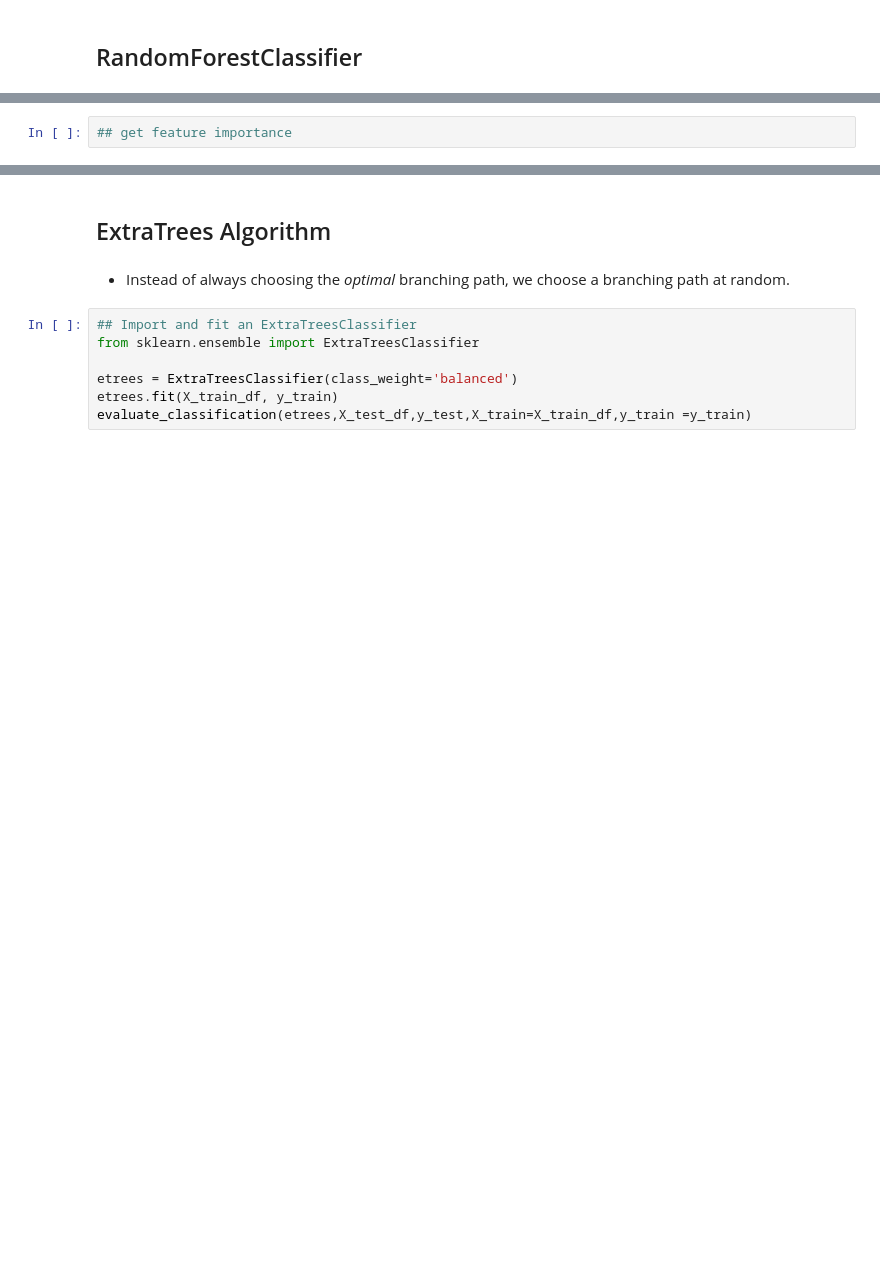
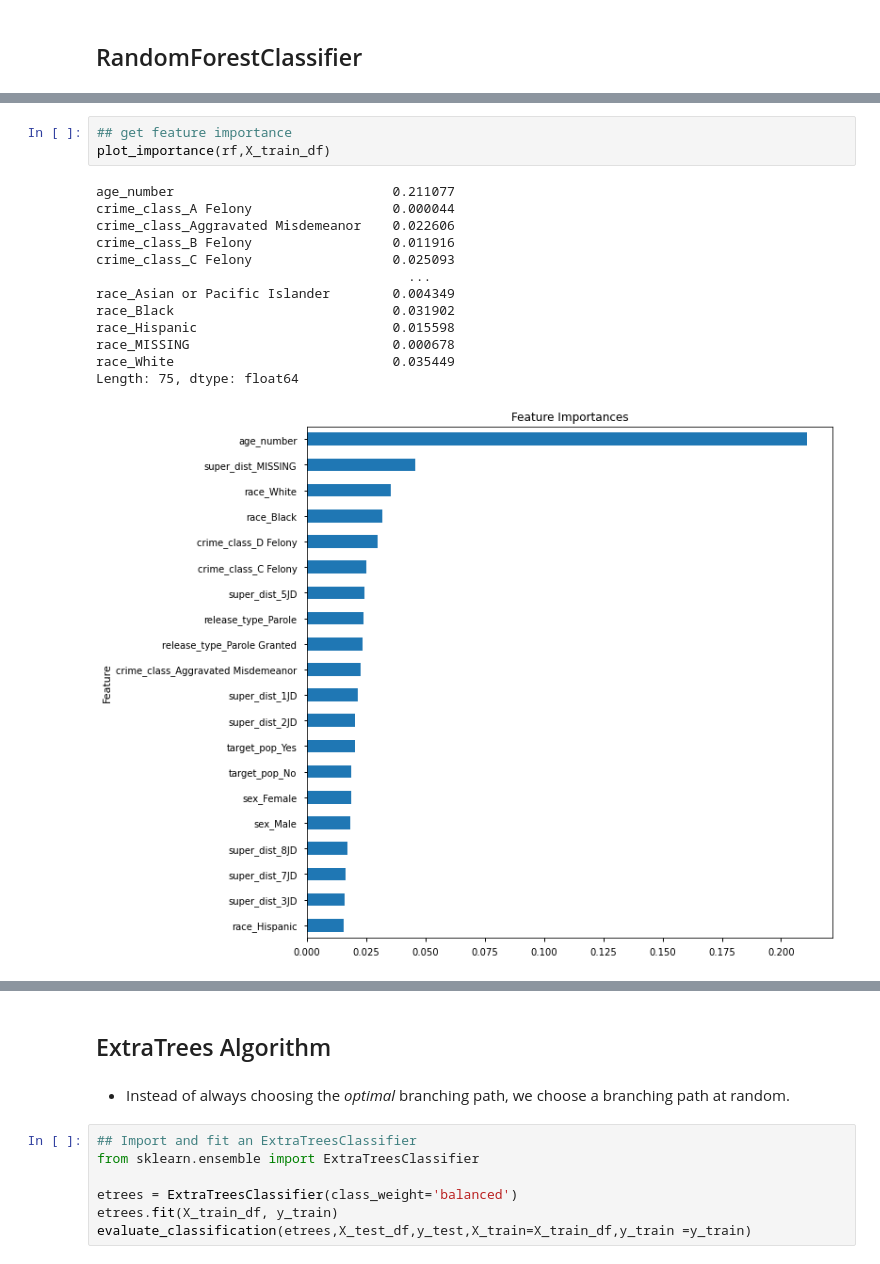
Before and after one commit to flatiron-school/Online-DS-FT-022221-Cohort-Notes, a Jupyter notebook: Phase_3/topic_30_ensemble_methods/topic_30_ensemble_methods-SG.ipynb, the cells around one changed output, grey strips where cells are left out. Cells and saved outputs as stored; diff of their text form; blank space fills up the shorter version.

```diff
--- a/Phase_3/topic_30_ensemble_methods/topic_30_ensemble_methods-SG.ipynb
+++ b/Phase_3/topic_30_ensemble_methods/topic_30_ensemble_methods-SG.ipynb
@@ -537,5 +929,20 @@ evaluate_classification(rf,X_test_df,y_test,X_train=X_train_df,y_train =y_train)
 # %%
 ## get feature importance
+plot_importance(rf,X_train_df)
+# %% [output]
+age_number                            0.211077
+crime_class_A Felony                  0.000044
+crime_class_Aggravated Misdemeanor    0.022606
+crime_class_B Felony                  0.011916
+crime_class_C Felony                  0.025093
+                                        ...
+race_Asian or Pacific Islander        0.004349
+race_Black                            0.031902
+race_Hispanic                         0.015598
+race_MISSING                          0.000678
+race_White                            0.035449
+Length: 75, dtype: float64
+[figure, added]
 # %%
 ## Try using smote instead of class_weight
 rf = RandomForestClassifier()
```
Also changed, not shown: parts of 41 cells of this notebook, 1 other file.
